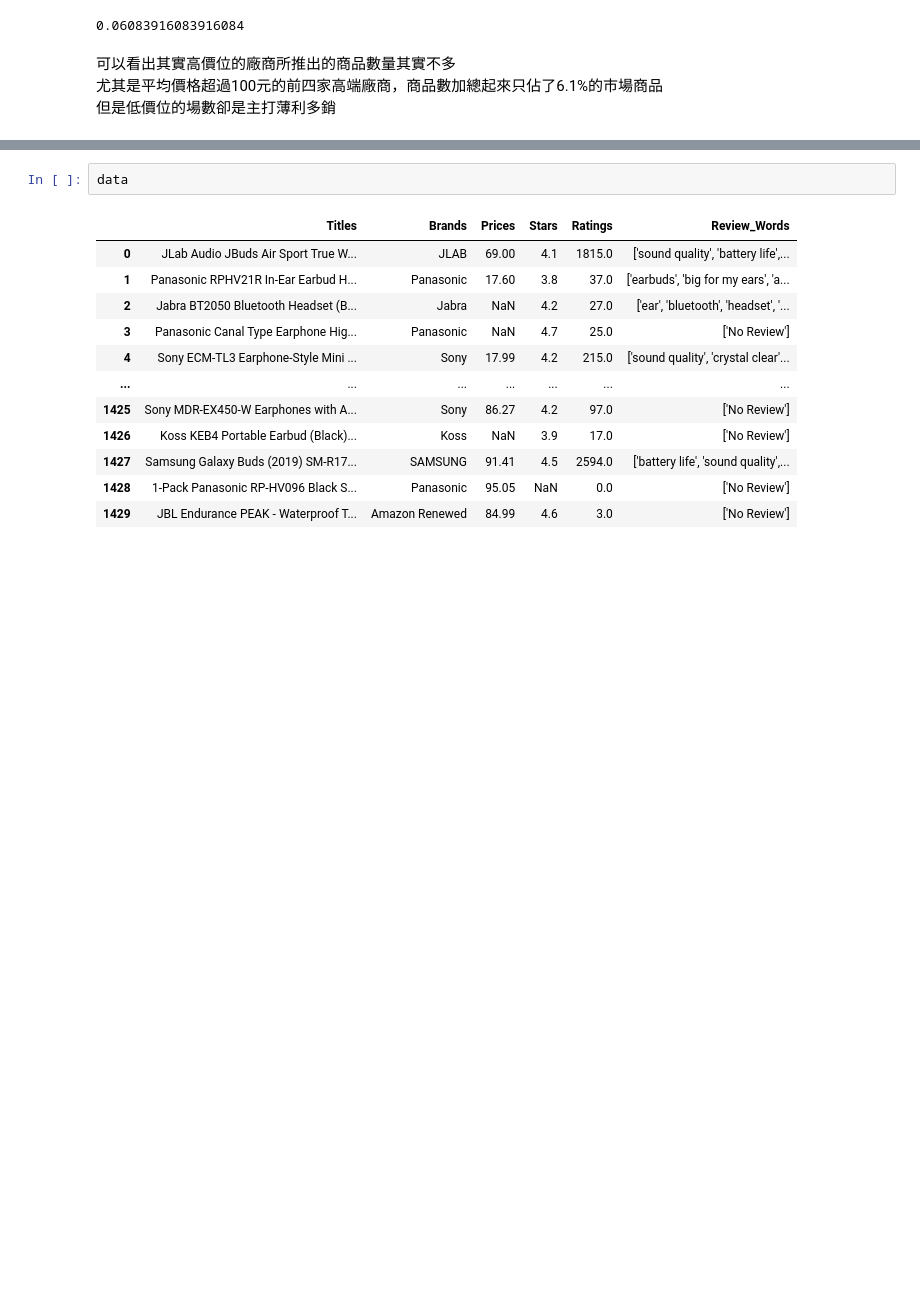
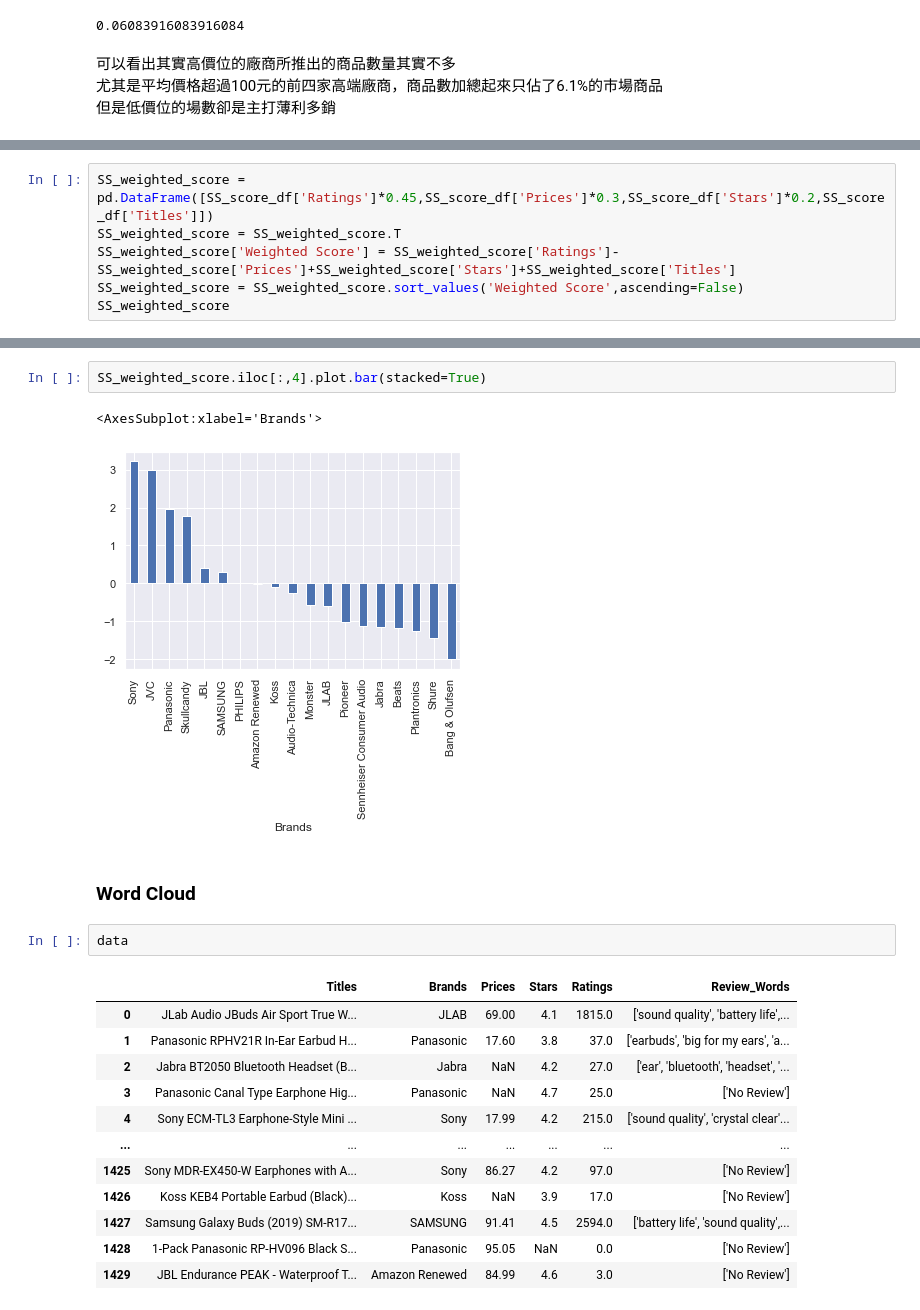
Before and after one commit to yhhsu0409/Amazon_Earbuds, a Jupyter notebook: Analysis/Analysis.ipynb, the cells around one changed output, grey strips where cells are left out. Drawn from its saved outputs; the diff is of its cells as text; blank space fills up the shorter version.

```diff
--- a/Analysis/Analysis.ipynb
+++ b/Analysis/Analysis.ipynb
@@ -276,0 +441,6 @@ ValueError: could not convert string to float: 'JLab Audio JBuds Air Sport True
+# %%
+SS_weighted_score = pd.DataFrame([SS_score_df['Ratings']*0.45,SS_score_df['Prices']*0.3,SS_score_df['Stars']*0.2,SS_score_df['Titles']])
+SS_weighted_score = SS_weighted_score.T
+SS_weighted_score['Weighted Score'] = SS_weighted_score['Ratings']-SS_weighted_score['Prices']+SS_weighted_score['Stars']+SS_weighted_score['Titles']
+SS_weighted_score = SS_weighted_score.sort_values('Weighted Score',ascending=False)
+SS_weighted_score
@@ -277,3 +466,10 @@ ValueError: could not convert string to float: 'JLab Audio JBuds Air Sport True
+# %%
+SS_weighted_score.iloc[:,4].plot.bar(stacked=True)
+# %% [output]
+<AxesSubplot:xlabel='Brands'>
+[figure, added]
+# %% [markdown]
+###  Word Cloud
 # %%
 data
 # %% [output]
```
Also changed, not shown: parts of 19 cells of this notebook.
